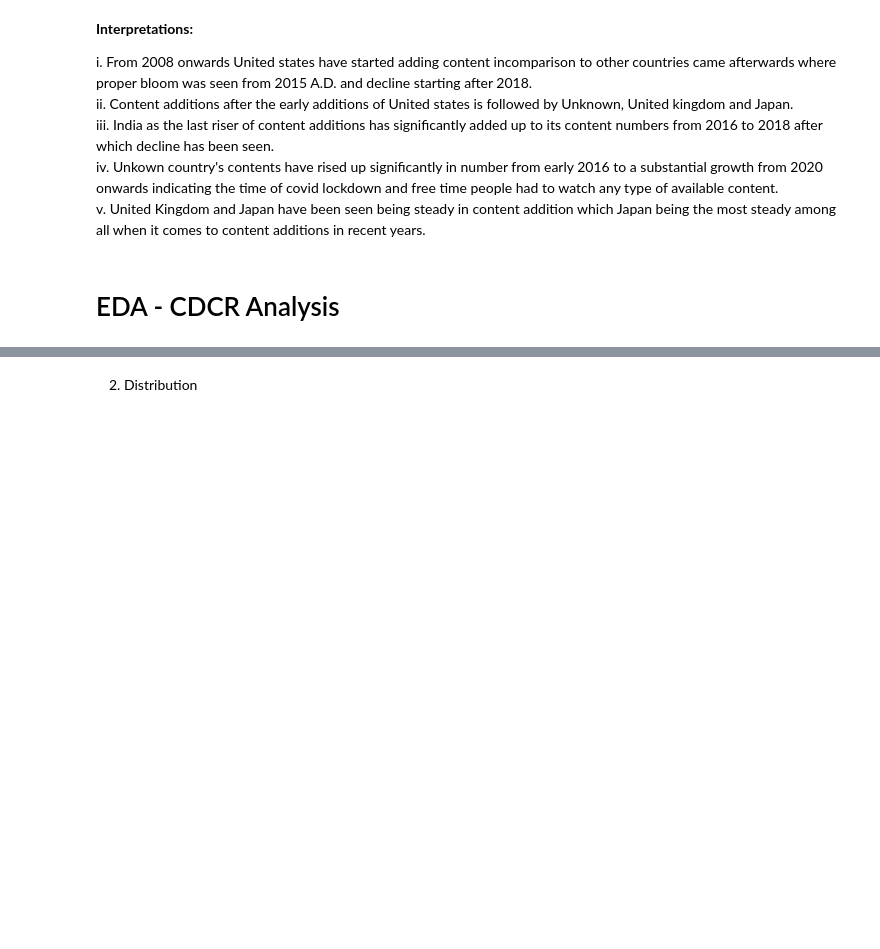
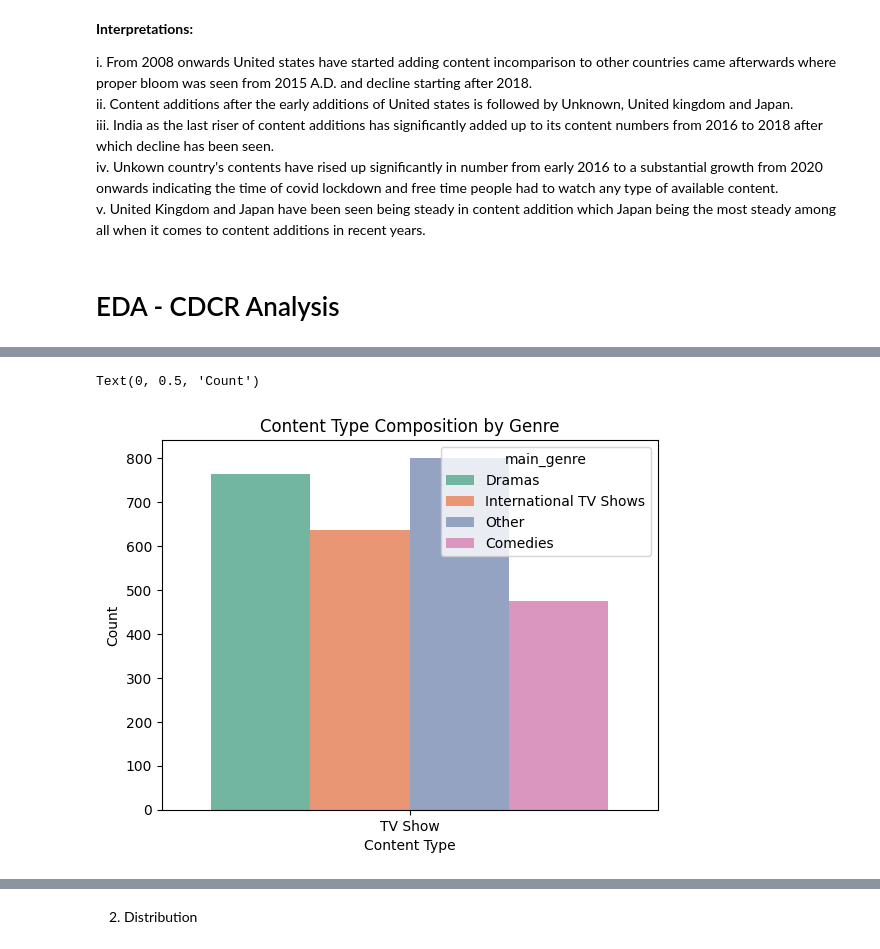
Before and after one commit to SakriyaPyakurel/netflix-EDA, a Jupyter notebook: eda.ipynb, the cells around one changed output, grey strips where cells are left out. Cells and saved outputs as stored; diff of their text form; code cells hidden in the pictures; blank space fills up the shorter version.

```diff
--- a/eda.ipynb
+++ b/eda.ipynb
@@ -644 +644,10 @@ iii. Dramas are more dominant in movies while less dominant in tv_shows but with
+# %%
+# show type composition - TV shows based on main genre
+sb.countplot(data=df[df['type']=='TV Show'], x='type',hue='main_genre',palette='Set2')
+plt.title('Content Type Composition by Genre')
+plt.xlabel('Content Type')
+plt.ylabel('Count')
+# %% [output]
+Text(0, 0.5, 'Count')
+[figure, added]
 # %%
```
Also changed, not shown: parts of 13 cells of this notebook.
